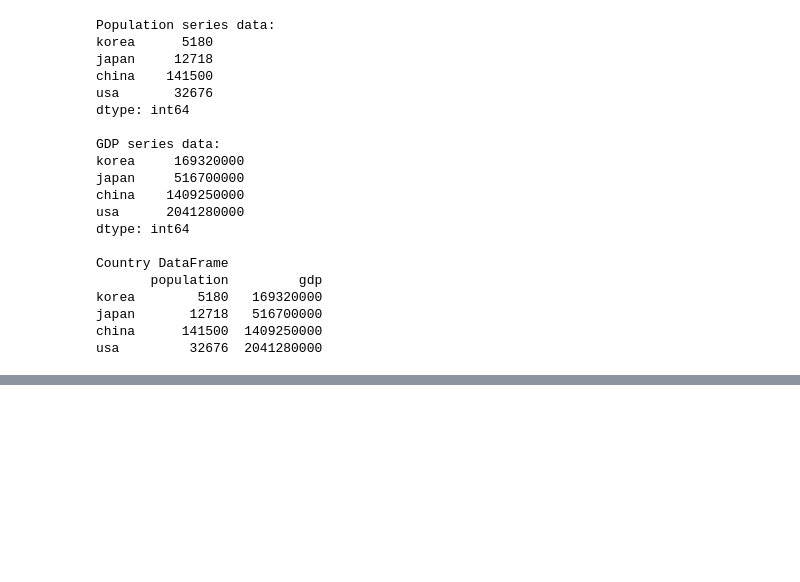
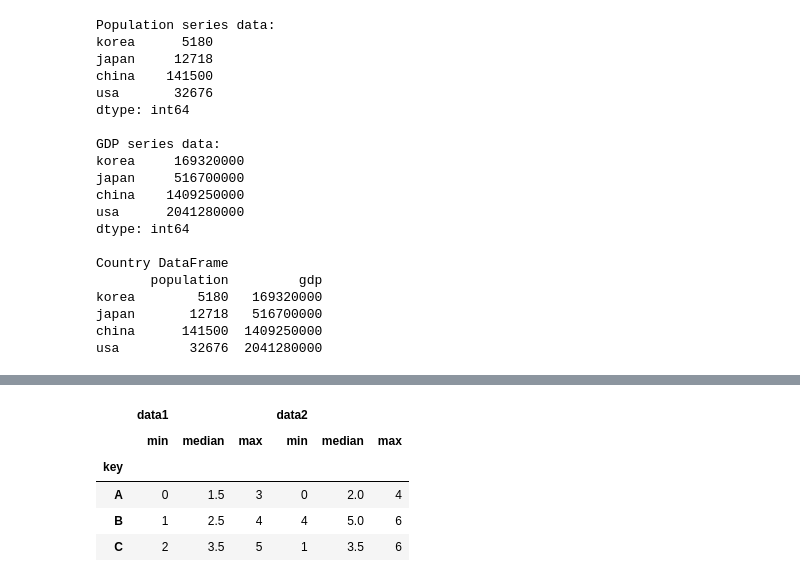
Before and after one commit to DestinyKim/Selfstudy_repo, a Jupyter notebook: 데이터 분석을 위한 라이브러리_Pandas.ipynb, the cells around one changed output, grey strips where cells are left out. Cells and saved outputs as stored; diff of their text form; code cells hidden in the pictures; blank space fills up the shorter version.

```diff
--- a/데이터 분석을 위한 라이브러리_Pandas.ipynb
+++ b/데이터 분석을 위한 라이브러리_Pandas.ipynb
@@ -381,0 +672,5 @@ print(df.query("A < 0.5 and B>0.3"))
+# %%
+df = pd.DataFrame({'data1':range(6),
+                  'data2': [4, 4, 6, 0, 6, 1],
+                  'key': ['A','B','C','A','B','C']})
+df
@@ -381,0 +704,10 @@ print(df.query("A < 0.5 and B>0.3"))
+# %%
+# groupby를 통해서 집계를 한 번에 계산하는 방법
+df.groupby('key').aggregate(['min', np.median, max])
+# %% [output]
+|  | data1 |  |  | data2 |  |  |
+|  | min | median | max | min | median | max |
+| key |  |  |  |  |  |  |
+| A | 0 | 1.5 | 3 | 0 | 2.0 | 4 |
+| B | 1 | 2.5 | 4 | 4 | 5.0 | 6 |
+| C | 2 | 3.5 | 5 | 1 | 3.5 | 6 |
```
Also changed, not shown: parts of 38 cells of this notebook.
